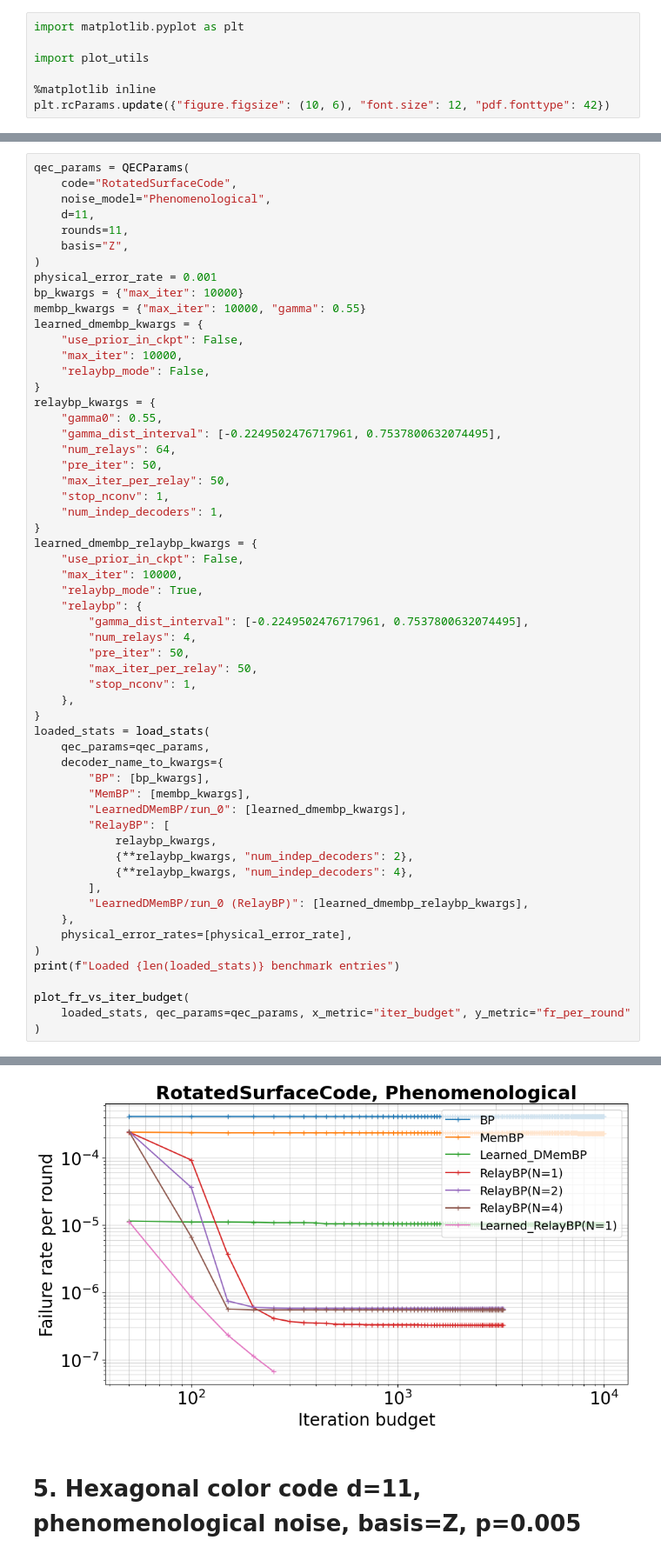
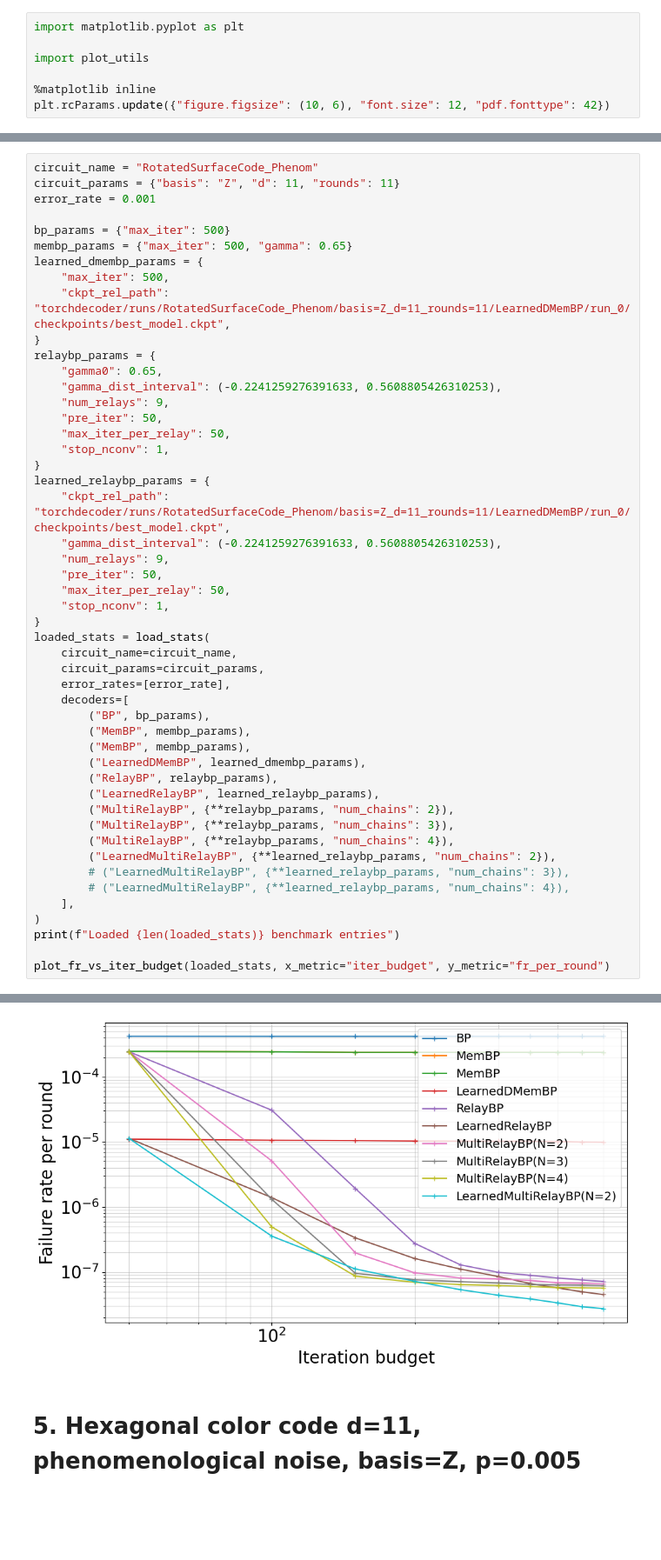
Before and after one commit to caoyingkang/QEC-decoder, a Jupyter notebook: benchmark-app/notebooks/accuracy_latency_tradeoff.ipynb, the cells around one changed output, grey strips where cells are left out. Shown at 87% size. Cells and saved outputs as stored; diff of their text form; blank space fills up the shorter version.

```diff
--- a/benchmark-app/notebooks/accuracy_latency_tradeoff.ipynb
+++ b/benchmark-app/notebooks/accuracy_latency_tradeoff.ipynb
@@ -185,58 +149,50 @@ Loaded 4 benchmark entries
 # %%
-qec_params = QECParams(
-    code="RotatedSurfaceCode",
-    noise_model="Phenomenological",
-    d=11,
-    rounds=11,
-    basis="Z",
-)
-physical_error_rate = 0.001
-bp_kwargs = {"max_iter": 10000}
-membp_kwargs = {"max_iter": 10000, "gamma": 0.55}
-learned_dmembp_kwargs = {
-    "use_prior_in_ckpt": False,
-    "max_iter": 10000,
-    "relaybp_mode": False,
+circuit_name = "RotatedSurfaceCode_Phenom"
+circuit_params = {"basis": "Z", "d": 11, "rounds": 11}
+error_rate = 0.001
+
+bp_params = {"max_iter": 500}
+membp_params = {"max_iter": 500, "gamma": 0.65}
+learned_dmembp_params = {
+    "max_iter": 500,
+    "ckpt_rel_path": "torchdecoder/runs/RotatedSurfaceCode_Phenom/basis=Z_d=11_rounds=11/LearnedDMemBP/run_0/checkpoints/best_model.ckpt",
 }
-relaybp_kwargs = {
-    "gamma0": 0.55,
-    "gamma_dist_interval": [-0.2249502476717961, 0.7537800632074495],
-    "num_relays": 64,
+relaybp_params = {
+    "gamma0": 0.65,
+    "gamma_dist_interval": (-0.2241259276391633, 0.5608805426310253),
+    "num_relays": 9,
     "pre_iter": 50,
     "max_iter_per_relay": 50,
     "stop_nconv": 1,
-    "num_indep_decoders": 1,
 }
-learned_dmembp_relaybp_kwargs = {
-    "use_prior_in_ckpt": False,
-    "max_iter": 10000,
-    "relaybp_mode": True,
-    "relaybp": {
-        "gamma_dist_interval": [-0.2249502476717961, 0.7537800632074495],
-        "num_relays": 4,
-        "pre_iter": 50,
-        "max_iter_per_relay": 50,
-        "stop_nconv": 1,
-    },
+learned_relaybp_params = {
+    "ckpt_rel_path": "torchdecoder/runs/RotatedSurfaceCode_Phenom/basis=Z_d=11_rounds=11/LearnedDMemBP/run_0/checkpoints/best_model.ckpt",
+    "gamma_dist_interval": (-0.2241259276391633, 0.5608805426310253),
+    "num_relays": 9,
+    "pre_iter": 50,
+    "max_iter_per_relay": 50,
+    "stop_nconv": 1,
 }
 loaded_stats = load_stats(
-    qec_params=qec_params,
-    decoder_name_to_kwargs={
-        "BP": [bp_kwargs],
-        "MemBP": [membp_kwargs],
-        "LearnedDMemBP/run_0": [learned_dmembp_kwargs],
-        "RelayBP": [
-            relaybp_kwargs,
-            {**relaybp_kwargs, "num_indep_decoders": 2},
-            {**relaybp_kwargs, "num_indep_decoders": 4},
-        ],
-        "LearnedDMemBP/run_0 (RelayBP)": [learned_dmembp_relaybp_kwargs],
-    },
-    physical_error_rates=[physical_error_rate],
+    circuit_name=circuit_name,
+    circuit_params=circuit_params,
+    error_rates=[error_rate],
+    decoders=[
+        ("BP", bp_params),
+        ("MemBP", membp_params),
+        ("MemBP", membp_params),
+        ("LearnedDMemBP", learned_dmembp_params),
+        ("RelayBP", relaybp_params),
+        ("LearnedRelayBP", learned_relaybp_params),
+        ("MultiRelayBP", {**relaybp_params, "num_chains": 2}),
+        ("MultiRelayBP", {**relaybp_params, "num_chains": 3}),
+        ("MultiRelayBP", {**relaybp_params, "num_chains": 4}),
+        ("LearnedMultiRelayBP", {**learned_relaybp_params, "num_chains": 2}),
+        # ("LearnedMultiRelayBP", {**learned_relaybp_params, "num_chains": 3}),
+        # ("LearnedMultiRelayBP", {**learned_relaybp_params, "num_chains": 4}),
+    ],
 )
 print(f"Loaded {len(loaded_stats)} benchmark entries")
 
-plot_fr_vs_iter_budget(
-    loaded_stats, qec_params=qec_params, x_metric="iter_budget", y_metric="fr_per_round"
-)
+plot_fr_vs_iter_budget(loaded_stats, x_metric="iter_budget", y_metric="fr_per_round")
 # %% [output]
@@ -244,4 +200,4 @@ Loaded 7 benchmark entries
-[figure, old version]
+[figure, new version]
 # %% [markdown]
 # 5. Hexagonal color code d=11, phenomenological noise, basis=Z, p=0.005
 # %%
```
Also changed, not shown: parts of 11 cells of this notebook, 2 other files.
